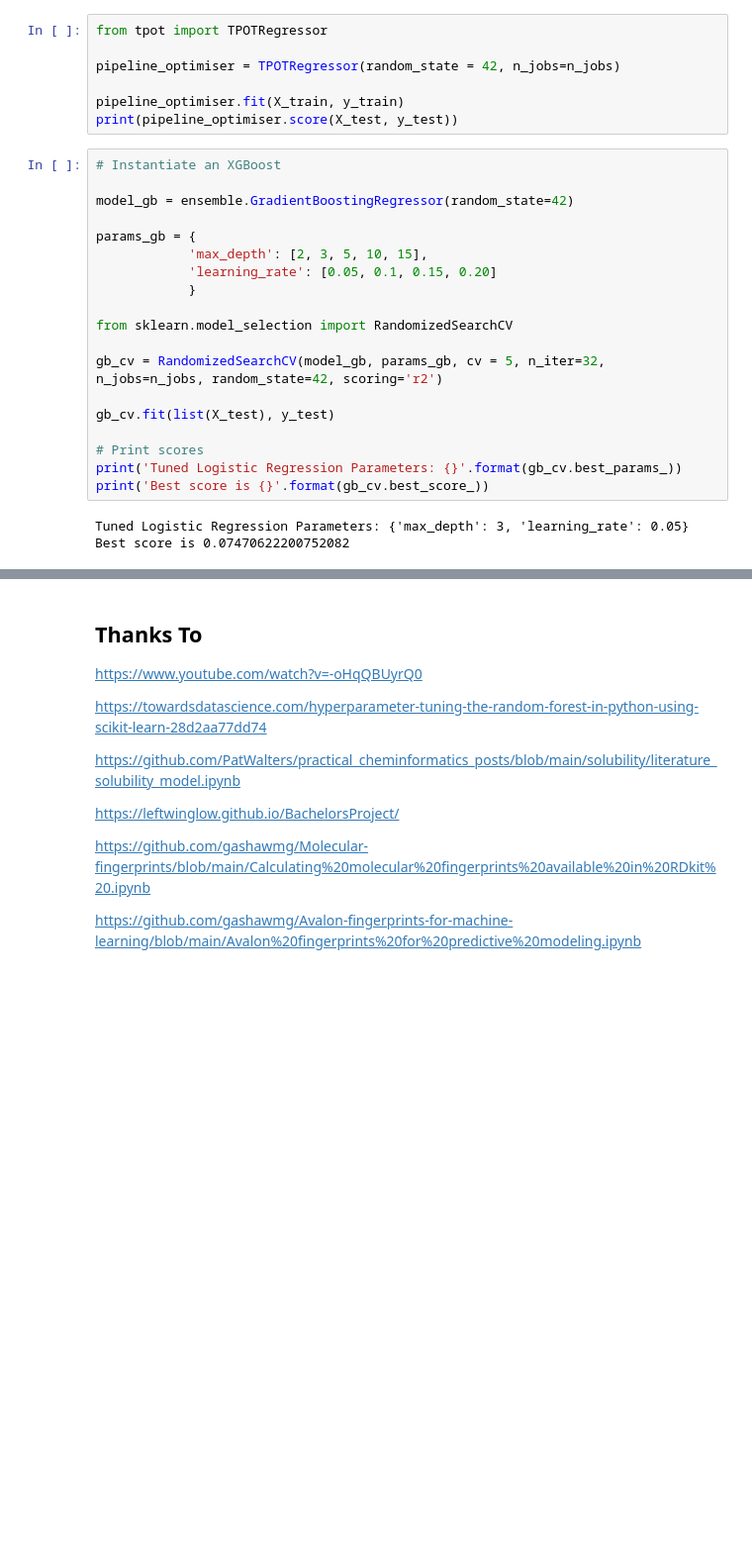
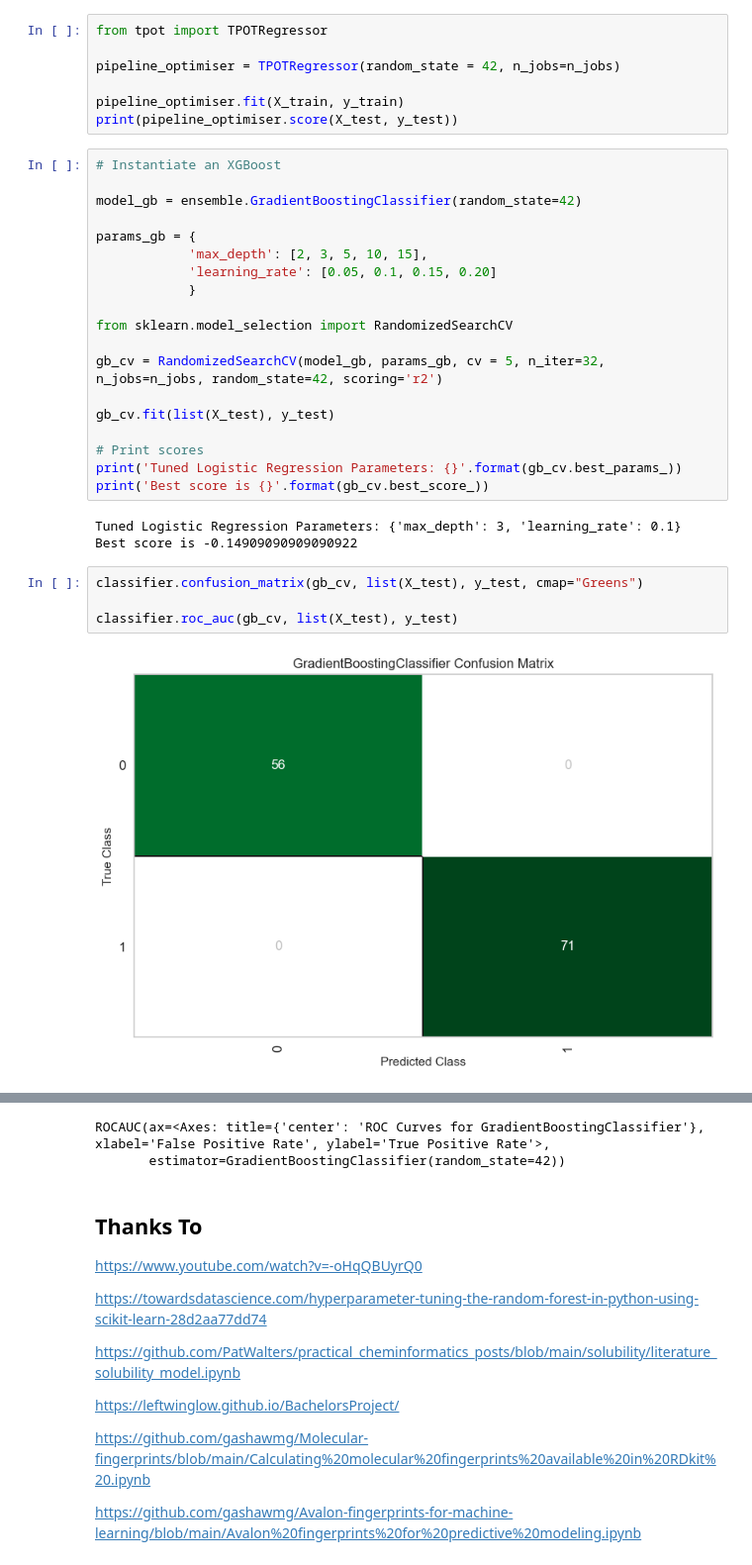
Before and after one commit to leftwinglow/Honours, a Jupyter notebook: get_fingerprints_tdc.ipynb, the cells around one changed output, grey strips where cells are left out. Shown at 99% size. Saved outputs shown, nothing was run; the diff lists cells and outputs as text; blank space fills up the shorter version.

```diff
--- a/get_fingerprints_tdc.ipynb
+++ b/get_fingerprints_tdc.ipynb
@@ -196,7 +221,7 @@ print(pipeline_optimiser.score(X_test, y_test))
 # %%
 # Instantiate an XGBoost
 
-model_gb = ensemble.GradientBoostingRegressor(random_state=42)
+model_gb = ensemble.GradientBoostingClassifier(random_state=42)
 
 params_gb = {
             'max_depth': [2, 3, 5, 10, 15],
@@ -213,5 +238,11 @@ gb_cv.fit(list(X_test), y_test)
 print('Tuned Logistic Regression Parameters: {}'.format(gb_cv.best_params_))
 print('Best score is {}'.format(gb_cv.best_score_))
 # %% [output]
-Tuned Logistic Regression Parameters: {'max_depth': 3, 'learning_rate': 0.05}
-Best score is 0.07470622200752082
+Tuned Logistic Regression Parameters: {'max_depth': 3, 'learning_rate': 0.1}
+Best score is -0.14909090909090922
+# %%
+classifier.confusion_matrix(gb_cv, list(X_test), y_test, cmap="Greens")
+
+classifier.roc_auc(gb_cv, list(X_test), y_test)
+# %% [output]
+[figure, added]
@@ -218,3 +250,5 @@ Best score is 0.07470622200752082
+ROCAUC(ax=<Axes: title={'center': 'ROC Curves for GradientBoostingClassifier'}, xlabel='False Positive Rate', ylabel='True Positive Rate'>,
+       estimator=GradientBoostingClassifier(random_state=42))
 # %% [markdown]
 ## Thanks To
 
```
Also changed, not shown: parts of 4 cells of this notebook.
